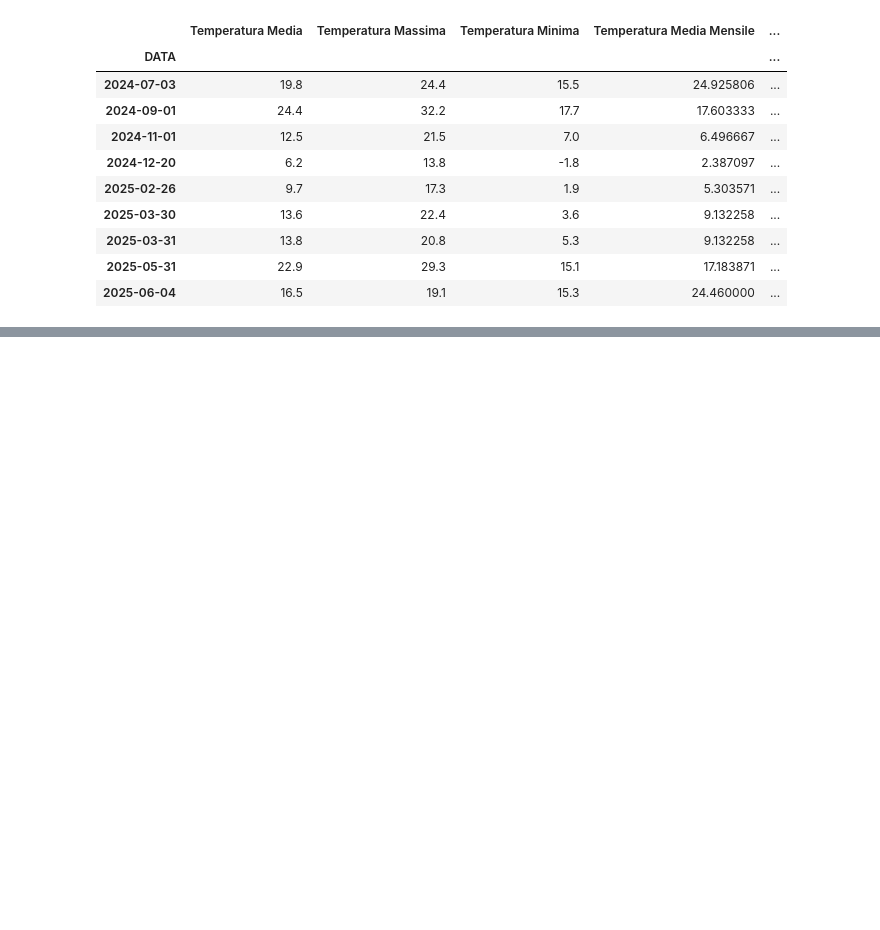
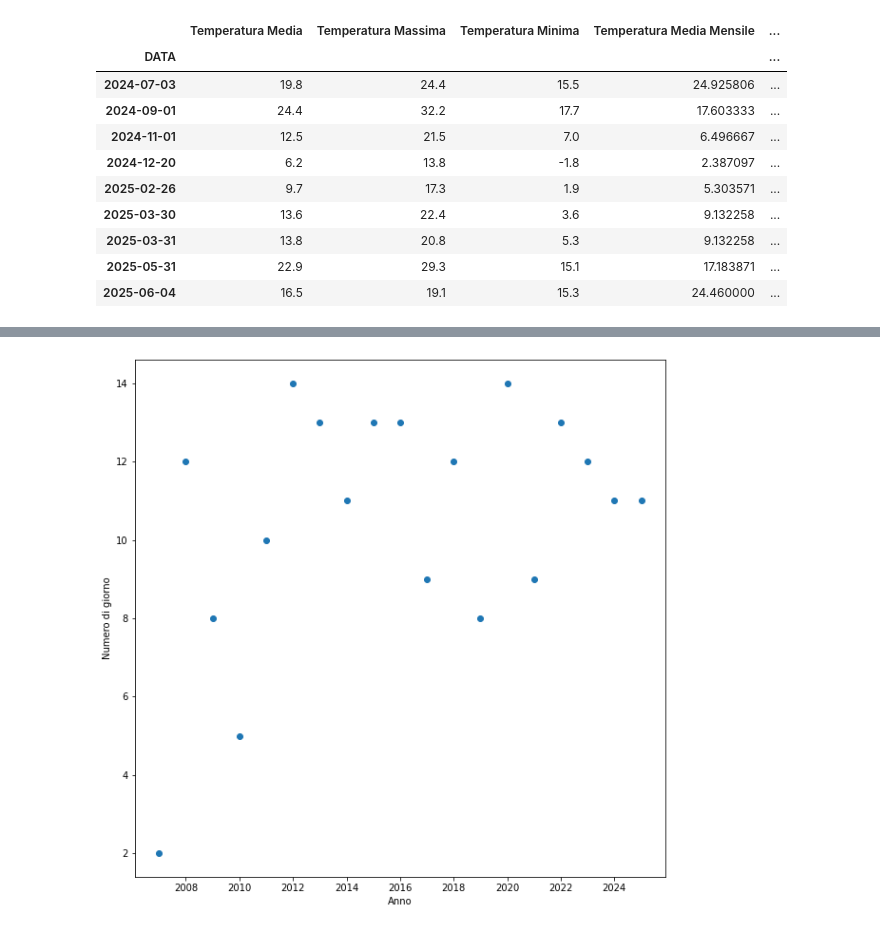
Before and after one commit to alepini88/NumPy-Fundamentals-Exercises-and-Projects, a Jupyter notebook: Numpy Mini progetto temperature e statistica.ipynb, the cells around one changed output, grey strips where cells are left out. Cells and saved outputs as stored; diff of their text form; code cells hidden in the pictures; blank space fills up the shorter version.

```diff
--- a/Numpy Mini progetto temperature e statistica.ipynb
+++ b/Numpy Mini progetto temperature e statistica.ipynb
@@ -192,0 +359,11 @@ df_anomalie # DataFrame delle Anomalie
+# %%
+# Estraggo eventuali anomalie dal set di dati iniziali, giorni in cui la temperatura differisce per piu' di due deviazion standard dalla media mensile
+
+df["Mese"] = df.index.to_period("M")
+df = df.join(df_mensile[["Temperatura Media Mensile °C","Std Temperatura Media Mensile °C"]], on = "Mese")
+df = df.drop(columns="Mese") # Elimino la colonna "Mese"
+
+# Ricavo le anomalie
+
+df["Deviazione dalla media"] = (df["Temperatura Media °C"]-df["Temperatura Media Mensile °C"]).abs()
+df_anomalie  = df[df["Deviazione dalla media"] > 2*df["Std Temperatura Media Mensile °C"]]
@@ -192,0 +385,14 @@ df_anomalie # DataFrame delle Anomalie
+# %%
+# Numero di anomalie per anno
+df_AnomaliePerYear = df_anomalie.groupby(df_anomalie.index.to_period("Y")).agg({"Temperatura Media °C": "count"})
+
+df_AnomaliePerYear.index.name = "Anno" # Cambio il nome dell'indice
+df_AnomaliePerYear.rename(columns={"Temperatura Media °C": "Numero di giornate anomale"}, inplace=True) # Cambio il nome della colonna
+
+plt.figure(figsize=(10,10))
+plt.scatter(df_AnomaliePerYear.index.to_timestamp(),df_AnomaliePerYear["Numero di giornate anomale"])
+plt.xlabel("Anno")
+plt.ylabel("Numero di giorno")
+plt.show()
+# %% [output]
+[figure, added]
```
Also changed, not shown: parts of 25 cells of this notebook.
